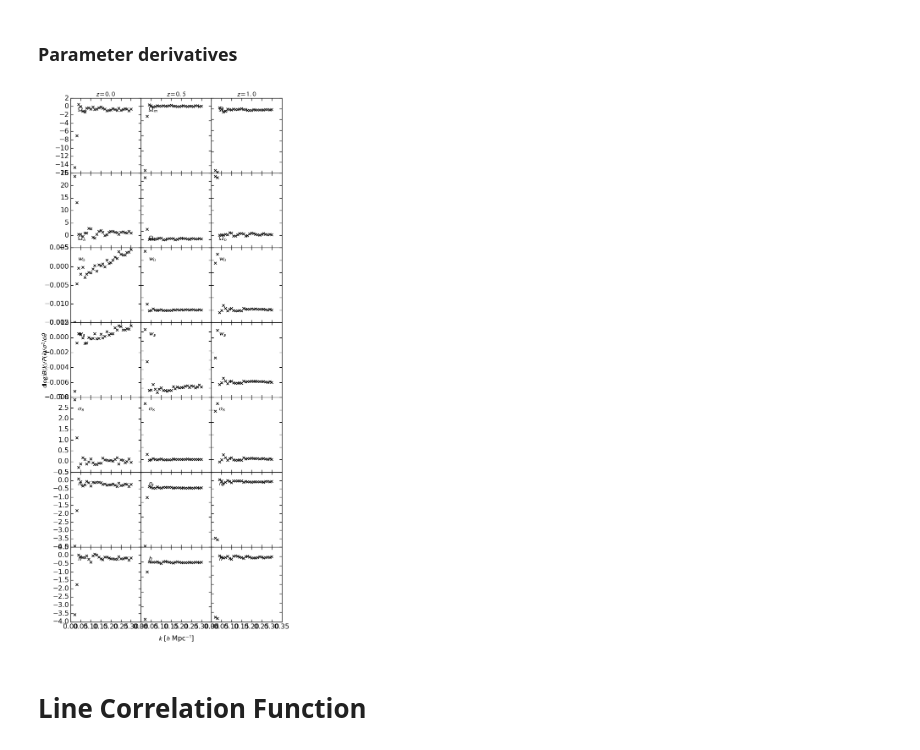
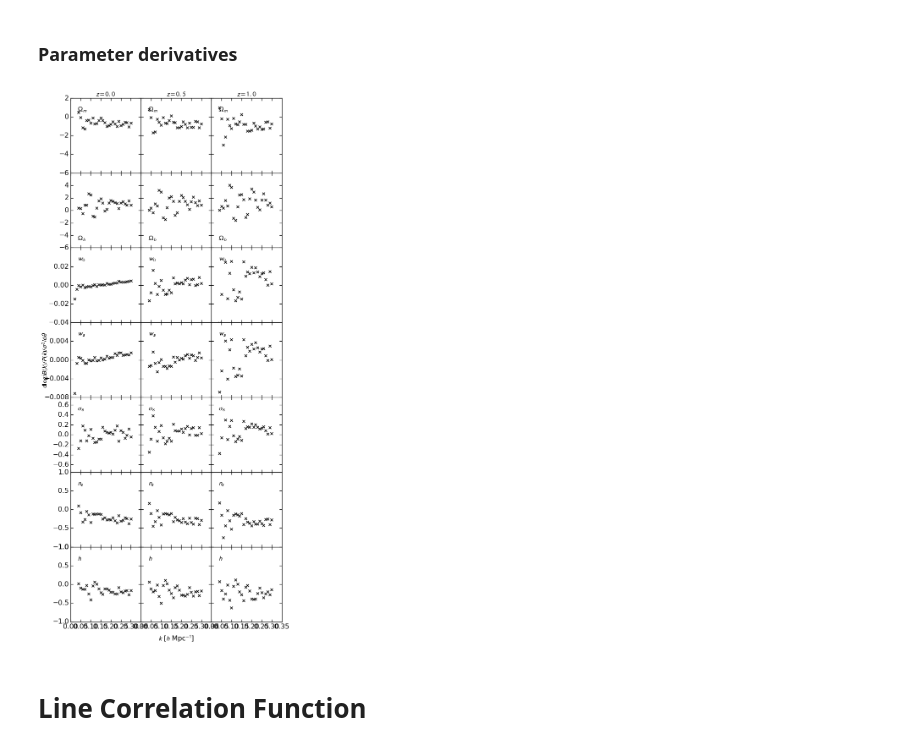
Before and after one commit to DonRegan/notebooks, a Jupyter notebook: ZBOX2 Measurements.ipynb, the cells around one changed output. Drawn from its saved outputs; the diff is of its cells as text; code cells hidden in the pictures.

```diff
--- a/ZBOX2 Measurements.ipynb
+++ b/ZBOX2 Measurements.ipynb
@@ -588,55 +588,56 @@ for i in range(0,21):
 
 
 for i in range(0,3):
-    #ax[i].set_ylim(-8,2)
-    #ax[i].set_yticks(arange(-6,2,2))
+    ax[i].set_ylim(-6,2)
+    ax[i].set_yticks(arange(-6,3,2))
     ax[i].annotate('$\Omega_m$', xy=(0.1,0.8), xycoords='axes fraction',
                    horizontalalignment='left', verticalalignment='bottom', color='black',fontsize=16)
 for i in range(0,3):
-    #ax[3+i].set_ylim(-4,12)
-    #ax[3+i].set_yticks(arange(-2,12,2))
+    ax[3+i].set_ylim(-6,6)
+    ax[3+i].set_yticks(arange(-6,6,2))
     ax[3+i].annotate('$\Omega_b$', xy=(0.1,0.075), xycoords='axes fraction',
                    horizontalalignment='left', verticalalignment='bottom', color='black',fontsize=16)
 for i in range(0,3):
-    #ax[6+i].set_ylim(-0.05,0.25)
-    #ax[6+i].set_yticks(arange(0,0.25,0.1))
+    ax[6+i].set_ylim(-0.04,0.04)
+    ax[6+i].set_yticks(arange(-0.04,0.04,0.02))
     ax[6+i].annotate('$w_0$', xy=(0.1,0.8), xycoords='axes fraction',
                    horizontalalignment='left', verticalalignment='bottom', color='black',fontsize=16)
 for i in range(0,3):
-    #ax[9+i].set_ylim(-0.015,0.055)
+    ax[9+i].set_ylim(-0.008,0.008)
+    ax[9+i].set_yticks(arange(-0.008,0.008,0.004))
     ax[9+i].annotate('$w_a$', xy=(0.1,0.8), xycoords='axes fraction',
                    horizontalalignment='left', verticalalignment='bottom', color='black',fontsize=16)
 for i in range(0,3):
-    #ax[12+i].set_ylim(0.,2)
+    ax[12+i].set_ylim(-0.75,0.75)
     #ax[12+i].set_yticks(arange(0.5,2,0.5))
     ax[12+i].annotate('$\sigma_8$', xy=(0.1,0.8), xycoords='axes fraction',
                    horizontalalignment='left', verticalalignment='bottom', color='black',fontsize=16)
 for i in range(0,3):
-    #ax[15+i].set_ylim(-1.75,0.25)
+    ax[15+i].set_ylim(-1,1)
     ax[15+i].annotate('$n_s$', xy=(0.1,0.8), xycoords='axes fraction',
                    horizontalalignment='left', verticalalignment='bottom', color='black',fontsize=16)
 for i in range(0,3):
-    #ax[18+i].set_ylim(-1.75,0.75)
+    ax[18+i].set_ylim(-1,1)
     ax[18+i].annotate('$h$', xy=(0.1,0.8), xycoords='axes fraction',
                    horizontalalignment='left', verticalalignment='bottom', color='black',fontsize=16)
 
 ax[0].set_title('$z=0.0$',fontsize=16)
 ax[1].set_title('$z=0.5$',fontsize=16)
 ax[2].set_title('$z=1.0$',fontsize=16)
 
 kdata = 2*pi*5./1500+0.01*arange(0,29)
 
 for i in range(0,7):
     #ax[i*3].plot(rth, Dlz00[0][i](rth)/lz00[0](rth), lw=2, c='b')
     #ax[i*3+1].plot(rth, Dlz05[0][i](rth)/lz05[0](rth), lw=2, c='b')
     #ax[i*3+2].plot(rth, Dlz10[0][i](rth)/lz10[0](rth), lw=2, c='b')
     ax[i*3].plot(kdata, dlogiB_z00[:,i], 'x', lw=2, mew=1.5, c='black')
     ax[i*3+1].plot(kdata, dlogiB_z05[:,i], 'x', lw=2, mew=1.5, c='black')
     ax[i*3+2].plot(kdata, dlogiB_z10[:,i], 'x', lw=2, mew=1.5, c='black')
 
 plt.subplots_adjust(left=0.15, right=0.92, top=0.98, bottom=0.025, wspace=0.0, hspace=0.0)
 # %% [output]
-[figure, old version]
+[figure, new version]
 # %% [markdown]
 # Line Correlation Function
 # %% [markdown]
```
